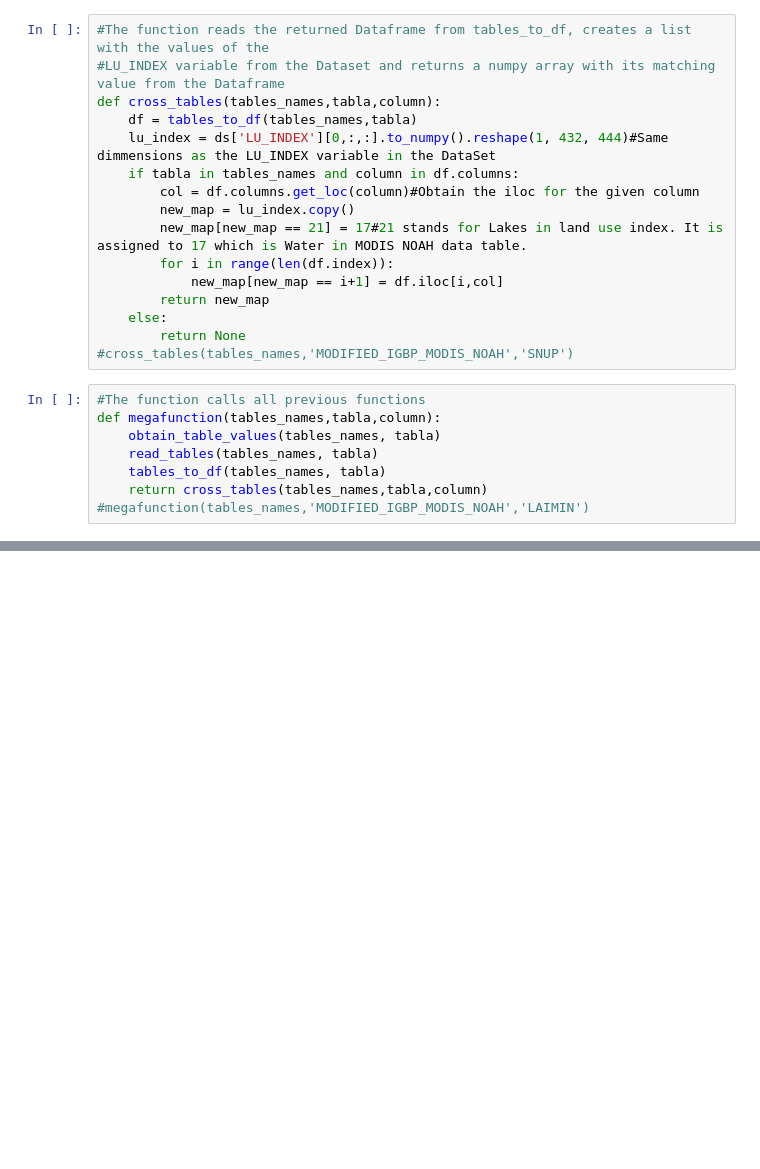
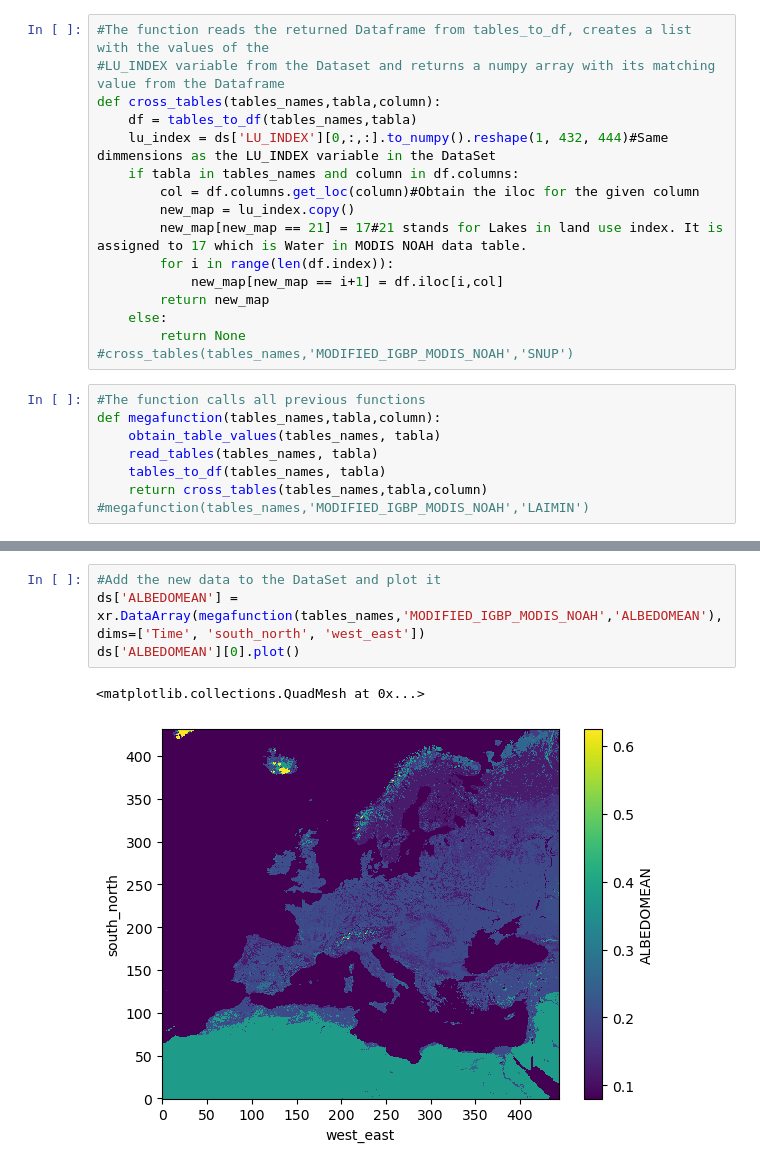
Before and after one commit to sierrapor/TFG, a Jupyter notebook: VegeTables.ipynb, the cells around one changed output, grey strips where cells are left out. Drawn from its saved outputs; the diff is of its cells as text; blank space fills up the shorter version.

```diff
--- a/VegeTables.ipynb
+++ b/VegeTables.ipynb
@@ -156,0 +163,7 @@ len(df.index)
+# %%
+#Add the new data to the DataSet and plot it
+ds['ALBEDOMEAN'] = xr.DataArray(megafunction(tables_names,'MODIFIED_IGBP_MODIS_NOAH','ALBEDOMEAN'), dims=['Time', 'south_north', 'west_east'])
+ds['ALBEDOMEAN'][0].plot()
+# %% [output]
+<matplotlib.collections.QuadMesh at 0x...>
+[figure, added]
```
Also changed, not shown: parts of 6 cells of this notebook.
